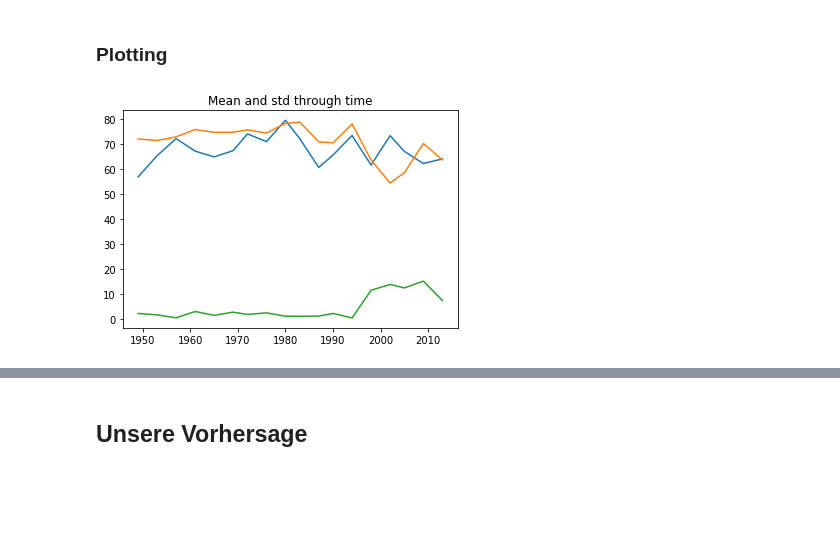
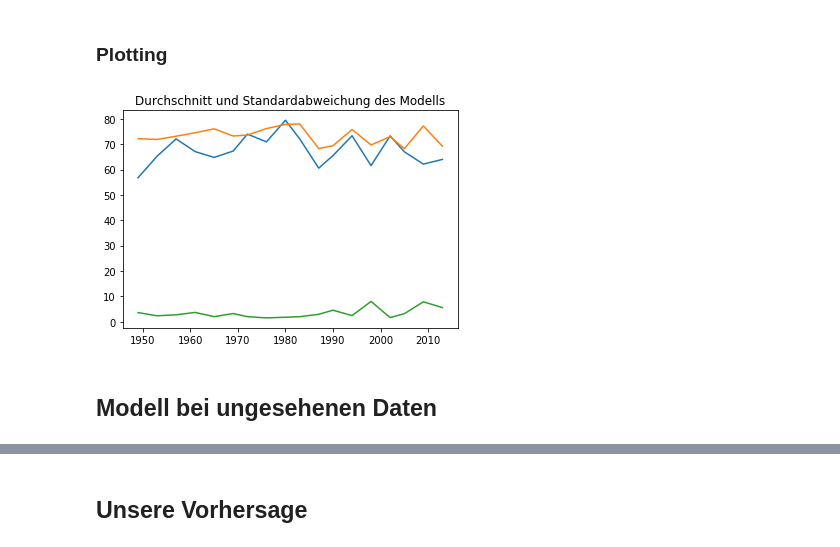
Before and after one commit to techlabsms/project-wt-18-12-Abgeordnetenanalyse, a Jupyter notebook: Prediction.ipynb, the cells around one changed output, grey strips where cells are left out. Cells and saved outputs as stored; diff of their text form; code cells hidden in the pictures; blank space fills up the shorter version.

```diff
--- a/Prediction.ipynb
+++ b/Prediction.ipynb
@@ -344,23 +368,40 @@ for d in list(range(0,18)):
     surv_rate = df_wp_list[d][wpnum].sum() / len(df_wp_list[d])
     surv_rate = round(surv_rate*100, 2)
     surv_rate_lst.append(surv_rate)
-# %%
-gpc_score_list = [[71.95, 2.18],[71.32, 1.62],[72.78, 0.44],[75.7, 2.96],[74.59, 1.44],[74.64, 2.71],[75.58, 1.79],[74.31, 2.41],
-                  [78.15, 1.09],[78.65, 1.06],[70.79, 1.13],[70.39, 2.19],[77.92, 0.4],[63.53, 11.45],[54.31, 13.79],[58.45, 12.39],[70.12, 15.11],[63.54, 7.35]]
-
-means = []
-stds = []
-for e in gpc_score_list:
-    means.append(e[0])
-    stds.append(e[1])
-
-#Blau
-plt.plot(timeline[:18], surv_rate_lst)
-#Orange
-plt.plot(timeline[:18], means)
-#Grün
-plt.plot(timeline[:18], stds)
-plt.title('Durchschnitt und Standardabweichung des Modells')
-plt.show()
-# %% [output]
-[figure, removed]
+# %%
+log_score_list = [[72.15, 3.59],
+[71.85, 2.33],
+[73.13, 2.72],
+[74.48, 3.65],
+[76.03, 1.99],
+[73.21, 3.22],
+[73.58, 1.99],
+[76.14, 1.49],
+[77.79, 1.76],
+[77.96, 1.98],
+[68.24, 2.91],
+[69.4, 4.54],
+[75.76, 2.4],
+[69.68, 8.0],
+[72.93, 1.61],
+[68.23, 3.17],
+[77.17, 7.84],[69.18, 5.57]]
+
+means = []
+stds = []
+for e in log_score_list:
+    means.append(e[0])
+    stds.append(e[1])
+
+#Blau
+plt.plot(timeline[:18], surv_rate_lst)
+#Orange
+plt.plot(timeline[:18], means)
+#Grün
+plt.plot(timeline[:18], stds)
+plt.title('Durchschnitt und Standardabweichung des Modells')
+plt.show()
+# %% [output]
+[figure, added]
+# %% [markdown]
+## Modell bei ungesehenen Daten
```
Also changed, not shown: parts of 41 cells of this notebook, 2 other files.
